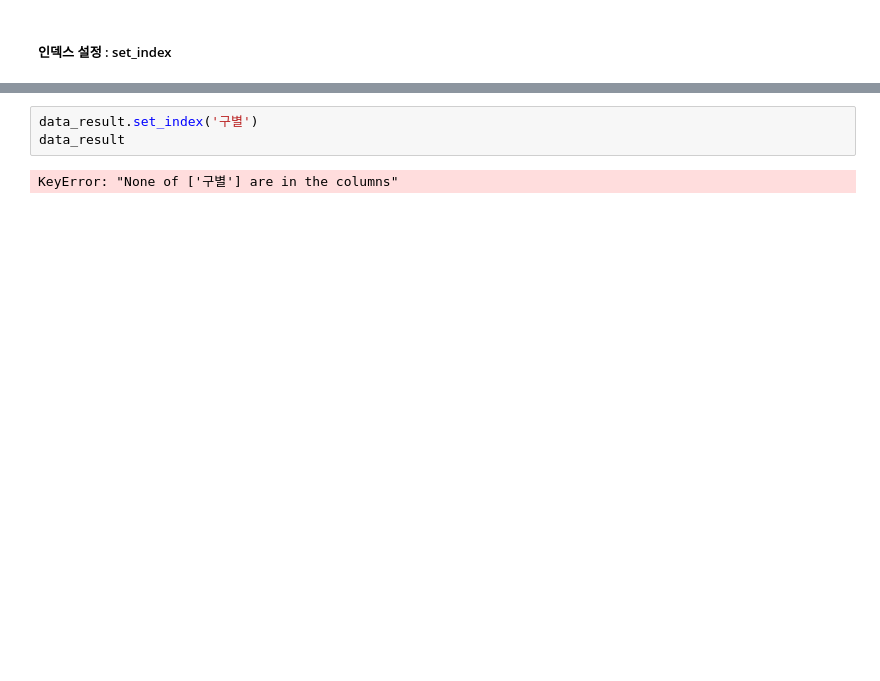
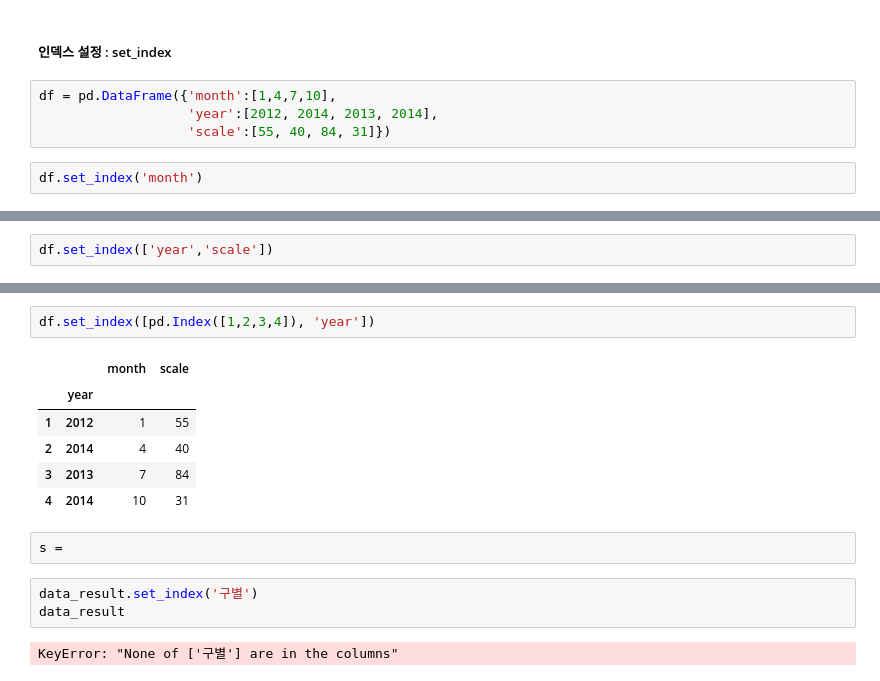
Before and after one commit to jinkyukim-me/python_data_science, a Jupyter notebook: cctv_in_seoul.ipynb, the cells around one changed output, grey strips where cells are left out. Saved outputs shown, nothing was run; the diff lists cells and outputs as text; blank space fills up the shorter version.

```diff
--- a/cctv_in_seoul.ipynb
+++ b/cctv_in_seoul.ipynb
@@ -1629,2 +1630,8 @@ data_result
 # %% [markdown]
 ##### 인덱스 설정 : set_index
+# %%
+df = pd.DataFrame({'month':[1,4,7,10],
+                   'year':[2012, 2014, 2013, 2014],
+                   'scale':[55, 40, 84, 31]})
+# %%
+df.set_index('month')
@@ -1630,0 +1645,2 @@ data_result
+# %%
+df.set_index(['year','scale'])
@@ -1631,3 +1654,14 @@ data_result
+# %%
+df.set_index([pd.Index([1,2,3,4]), 'year'])
+# %% [output]
+|  |  | month | scale |
+|  | year |  |  |
+| 1 | 2012 | 1 | 55 |
+| 2 | 2014 | 4 | 40 |
+| 3 | 2013 | 7 | 84 |
+| 4 | 2014 | 10 | 31 |
+# %%
+s =
 # %%
 data_result.set_index('구별')
 data_result
```
Also changed, not shown: parts of 3 cells of this notebook.
